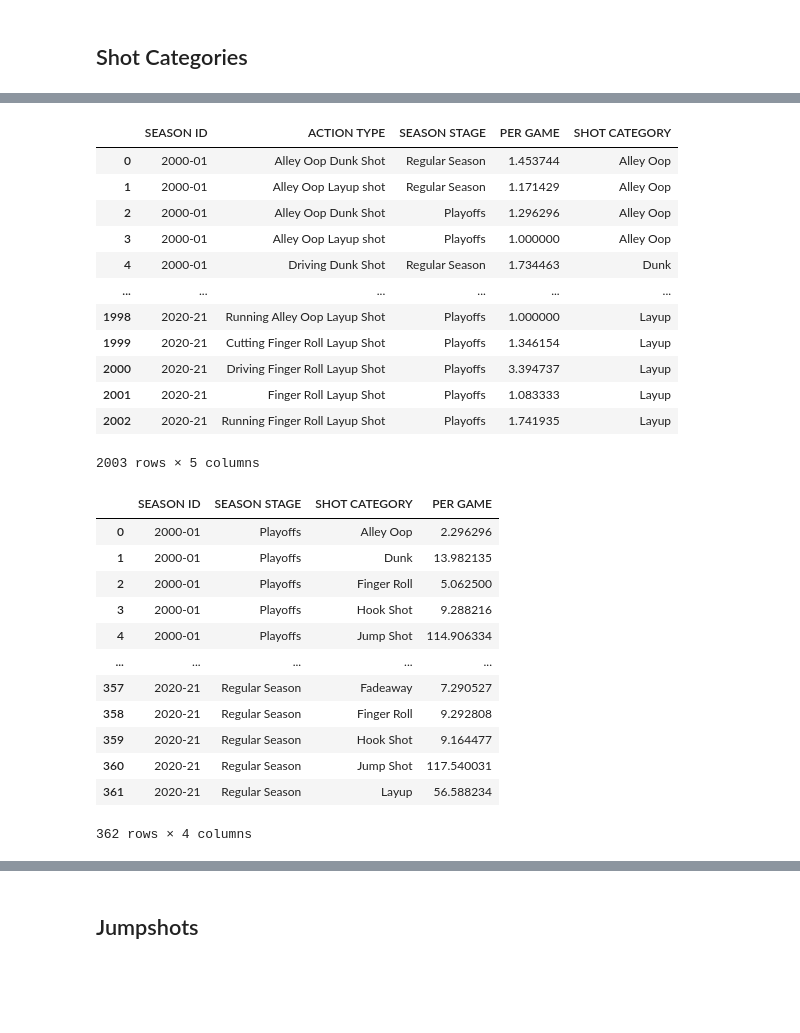
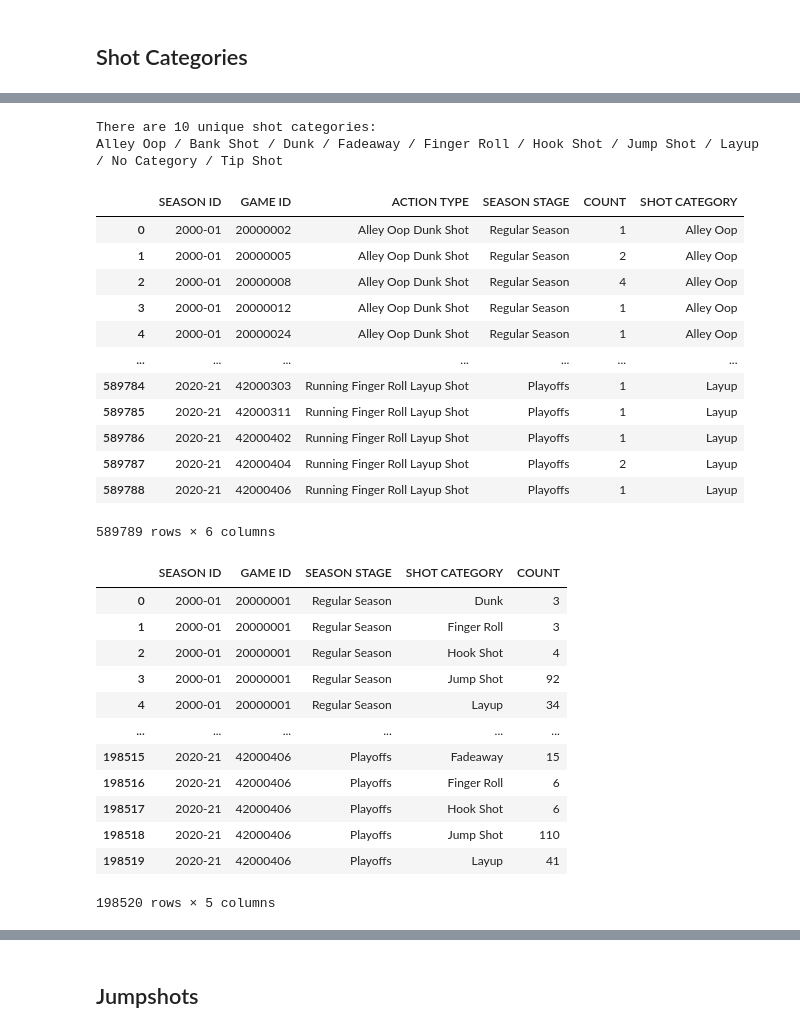
Before and after one commit to kmcsquared/TFM, a Jupyter notebook: shots.ipynb, the cells around one changed output, grey strips where cells are left out. Saved outputs shown, nothing was run; the diff lists cells and outputs as text; code cells hidden in the pictures; blank space fills up the shorter version.

```diff
--- a/shots.ipynb
+++ b/shots.ipynb
@@ -626,7 +626,7 @@ The 2PT percentage shows an improvement throughout the years, reaching the [wide
 Analyse the usage of different kinds of shots throughout the years.
 To understand what each action is (video), you can search a player's shooting stats and filter the action type (e.g. [Evan Mobley actions](https://www.nba.com/stats/player/1630596/shooting/?dir=1&sort=FGM))
 # %%
-action_types = all_shots.groupby(['SEASON ID', 'GAME ID', 'ACTION TYPE', 'SEASON STAGE']).size().reset_index(name='PER GAME')
-action_types = action_types.groupby(['SEASON ID', 'ACTION TYPE', 'SEASON STAGE']).mean().reset_index().drop('GAME ID', axis=1)
+# Total in each game
+action_types = all_shots.groupby(['SEASON ID', 'GAME ID', 'ACTION TYPE', 'SEASON STAGE']).size().reset_index(name='COUNT')
 action_types
 # %% [output]
@@ -707,38 +707,43 @@ action_types.sort_values(
     inplace=True
 )
 
+print('There are {} unique shot categories:'.format(len(action_types['SHOT CATEGORY'].unique())))
+print(' / '.join(sorted(action_types['SHOT CATEGORY'].unique())), end='\n\n')
+
 action_types.reset_index(drop=True, inplace=True)
 
 action_types
 # %% [output]
+There are 10 unique shot categories:
+Alley Oop / Bank Shot / Dunk / Fadeaway / Finger Roll / Hook Shot / Jump Shot / Layup / No Category / Tip Shot
-|  | SEASON ID | ACTION TYPE | SEASON STAGE | PER GAME | SHOT CATEGORY |
-| 0 | 2000-01 | Alley Oop Dunk Shot | Regular Season | 1.453744 | Alley Oop |
-| 1 | 2000-01 | Alley Oop Layup shot | Regular Season | 1.171429 | Alley Oop |
-| 2 | 2000-01 | Alley Oop Dunk Shot | Playoffs | 1.296296 | Alley Oop |
-| 3 | 2000-01 | Alley Oop Layup shot | Playoffs | 1.000000 | Alley Oop |
-| 4 | 2000-01 | Driving Dunk Shot | Regular Season | 1.734463 | Dunk |
-| ... | ... | ... | ... | ... | ... |
-| 1998 | 2020-21 | Running Alley Oop Layup Shot | Playoffs | 1.000000 | Layup |
-| 1999 | 2020-21 | Cutting Finger Roll Layup Shot | Playoffs | 1.346154 | Layup |
-| 2000 | 2020-21 | Driving Finger Roll Layup Shot | Playoffs | 3.394737 | Layup |
-| 2001 | 2020-21 | Finger Roll Layup Shot | Playoffs | 1.083333 | Layup |
-| 2002 | 2020-21 | Running Finger Roll Layup Shot | Playoffs | 1.741935 | Layup |
+|  | SEASON ID | GAME ID | ACTION TYPE | SEASON STAGE | COUNT | SHOT CATEGORY |
+| 0 | 2000-01 | 20000002 | Alley Oop Dunk Shot | Regular Season | 1 | Alley Oop |
+| 1 | 2000-01 | 20000005 | Alley Oop Dunk Shot | Regular Season | 2 | Alley Oop |
+| 2 | 2000-01 | 20000008 | Alley Oop Dunk Shot | Regular Season | 4 | Alley Oop |
+| 3 | 2000-01 | 20000012 | Alley Oop Dunk Shot | Regular Season | 1 | Alley Oop |
+| 4 | 2000-01 | 20000024 | Alley Oop Dunk Shot | Regular Season | 1 | Alley Oop |
+| ... | ... | ... | ... | ... | ... | ... |
+| 589784 | 2020-21 | 42000303 | Running Finger Roll Layup Shot | Playoffs | 1 | Layup |
+| 589785 | 2020-21 | 42000311 | Running Finger Roll Layup Shot | Playoffs | 1 | Layup |
+| 589786 | 2020-21 | 42000402 | Running Finger Roll Layup Shot | Playoffs | 1 | Layup |
+| 589787 | 2020-21 | 42000404 | Running Finger Roll Layup Shot | Playoffs | 2 | Layup |
+| 589788 | 2020-21 | 42000406 | Running Finger Roll Layup Shot | Playoffs | 1 | Layup |
-2003 rows × 5 columns
+589789 rows × 6 columns
 # %%
-# Sum across categories
-shot_categories = action_types.groupby(['SEASON ID', 'SEASON STAGE', 'SHOT CATEGORY']).sum().reset_index()
-shot_categories
+# Totals per game
+action_types_per_game = action_types.groupby(['SEASON ID', 'GAME ID', 'SEASON STAGE', 'SHOT CATEGORY']).sum().reset_index()
+action_types_per_game
 # %% [output]
-|  | SEASON ID | SEASON STAGE | SHOT CATEGORY | PER GAME |
-| 0 | 2000-01 | Playoffs | Alley Oop | 2.296296 |
-| 1 | 2000-01 | Playoffs | Dunk | 13.982135 |
-| 2 | 2000-01 | Playoffs | Finger Roll | 5.062500 |
-| 3 | 2000-01 | Playoffs | Hook Shot | 9.288216 |
-| 4 | 2000-01 | Playoffs | Jump Shot | 114.906334 |
-| ... | ... | ... | ... | ... |
-| 357 | 2020-21 | Regular Season | Fadeaway | 7.290527 |
-| 358 | 2020-21 | Regular Season | Finger Roll | 9.292808 |
-| 359 | 2020-21 | Regular Season | Hook Shot | 9.164477 |
-| 360 | 2020-21 | Regular Season | Jump Shot | 117.540031 |
-| 361 | 2020-21 | Regular Season | Layup | 56.588234 |
+|  | SEASON ID | GAME ID | SEASON STAGE | SHOT CATEGORY | COUNT |
+| 0 | 2000-01 | 20000001 | Regular Season | Dunk | 3 |
+| 1 | 2000-01 | 20000001 | Regular Season | Finger Roll | 3 |
+| 2 | 2000-01 | 20000001 | Regular Season | Hook Shot | 4 |
+| 3 | 2000-01 | 20000001 | Regular Season | Jump Shot | 92 |
+| 4 | 2000-01 | 20000001 | Regular Season | Layup | 34 |
+| ... | ... | ... | ... | ... | ... |
+| 198515 | 2020-21 | 42000406 | Playoffs | Fadeaway | 15 |
+| 198516 | 2020-21 | 42000406 | Playoffs | Finger Roll | 6 |
+| 198517 | 2020-21 | 42000406 | Playoffs | Hook Shot | 6 |
+| 198518 | 2020-21 | 42000406 | Playoffs | Jump Shot | 110 |
+| 198519 | 2020-21 | 42000406 | Playoffs | Layup | 41 |
-362 rows × 4 columns
+198520 rows × 5 columns
```
Also changed, not shown: parts of 13 cells of this notebook, 3 other files.
